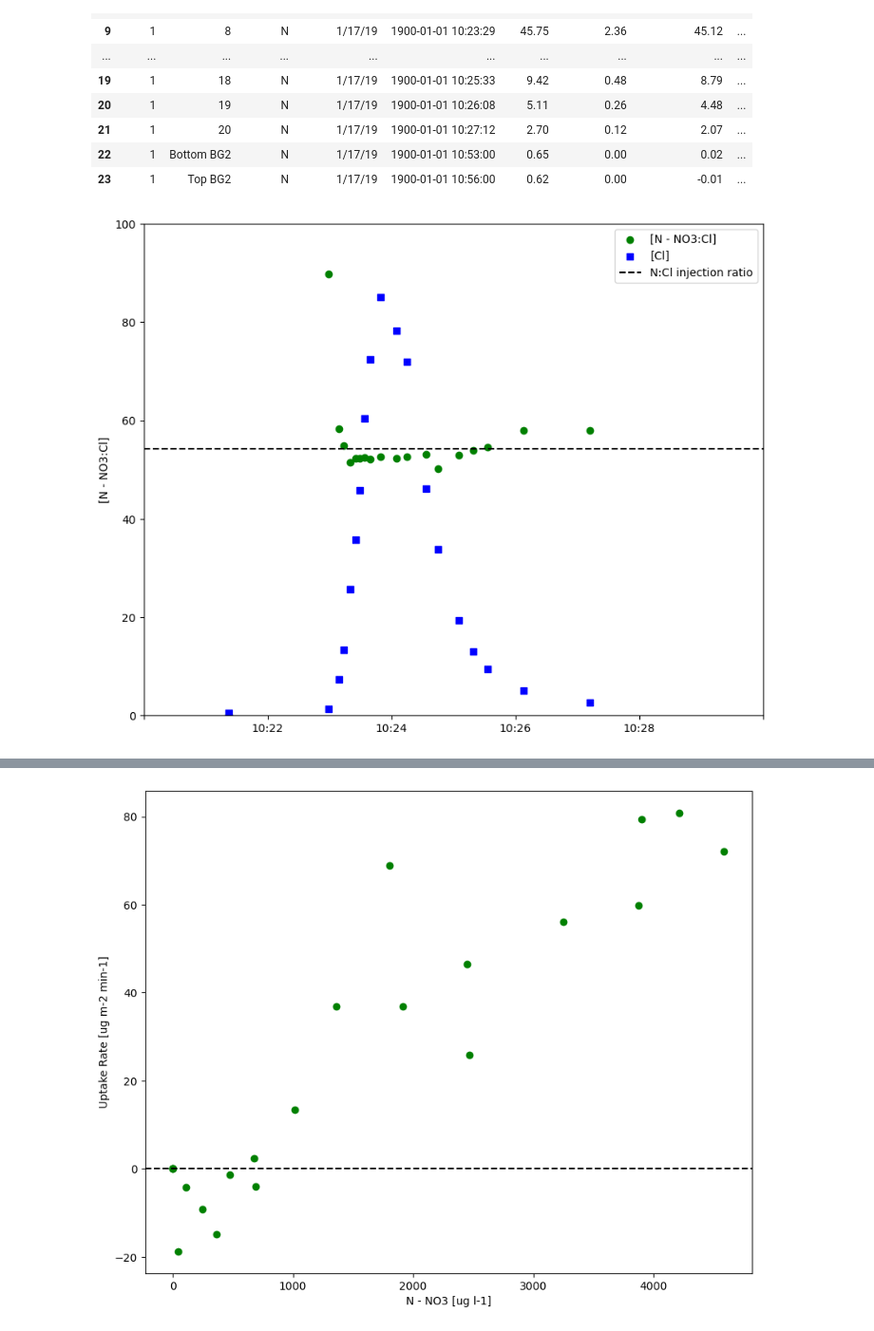
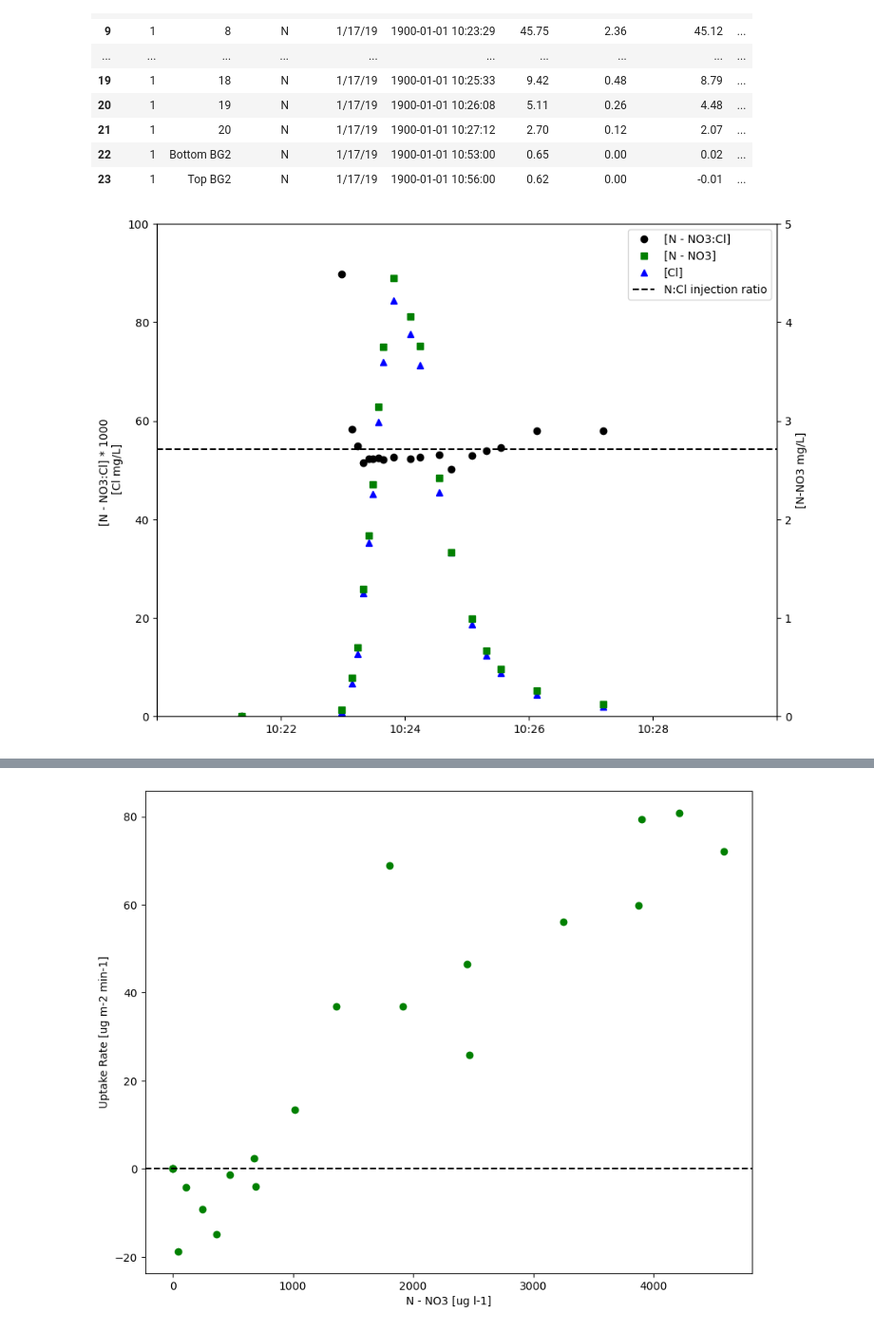
Before and after one commit to rjost1/GEOS685, a Jupyter notebook: homework5.ipynb, the cells around one changed output, grey strips where cells are left out. Shown: that part at 95% size. Saved outputs shown, nothing was run; the diff lists cells and outputs as text; code cells hidden in the pictures.

```diff
--- a/homework5.ipynb
+++ b/homework5.ipynb
@@ -57,22 +57,27 @@ N_blank_df
 | 23 | 1 | Top BG2 | N | 1/17/19 | 1900-01-01 10:56:00 | 0.62 | 0.00 | -0.01 | ... |
 # %%
 fig, ax = plt.subplots(figsize=(10, 8))
-# units converted from mg to ug here
-ax.scatter(N_blank_df.loc[3:21, 'Time_collected'], N_blank_df.loc[3:21, 'N:Cl'] * 1000, marker="o", color='g', label='[N - NO3:Cl]')
-ax.scatter(N_blank_df.loc[3:21, 'Time_collected'], N_blank_df.loc[3:21, 'Cl mg/L'], marker="s", color='b', label='[Cl]')
-plt.axhline(cl_N_ratio* 1000, linestyle='dashed', c='black', label='N:Cl injection ratio')
+ax2 = ax.twinx()
+
+h1, = ax.plot(N_blank_df.loc[3:21, 'Time_collected'], N_blank_df.loc[3:21, 'N:Cl'] * 1000, marker="o", ls='', color='k',label='[N - NO3:Cl]')
+h2, = ax2.plot(N_blank_df.loc[3:21, 'Time_collected'], N_blank_df.loc[3:21, 'N-NO3 mg/L'], marker="s", ls='',color='g', label='[N - NO3]')
+h3, = ax.plot(N_blank_df.loc[3:21, 'Time_collected'], N_blank_df.loc[3:21, 'Cl_bg_corrected'], marker="^", ls='',color='b', label='[Cl]')
+
+h4 = ax.axhline(cl_N_ratio* 1000, linestyle='dashed', c='black', label='N:Cl injection ratio')
 ax.xaxis.set_major_locator(mdates.MinuteLocator(interval=2))
 ax.xaxis.set_major_formatter(mdates.DateFormatter('%H:%M'))
 ax.set_xlim(dt_range[0], dt_range[-1])
 ax.set_ylim(0, 100)
+ax2.set_ylim(0, 5)
 labels = [item.get_text() for item in ax.get_xticklabels()]
 if labels:
     labels[0] = ""
     labels[-1] = ""
     ax.set_xticklabels(labels)
-ax.set_ylabel('[N - NO3:Cl]')
-ax.legend()
+ax.set_ylabel(f'[N - NO3:Cl] * 1000 \n [Cl mg/L]')
+ax2.set_ylabel('[N-NO3 mg/L]')
+ax.legend(handles=[h1, h2, h3, h4])
 plt.show()
 # %% [output]
-[figure, old version]
+[figure, new version]
 # %% [markdown]
```
Also changed, not shown: parts of 2 cells of this notebook.
